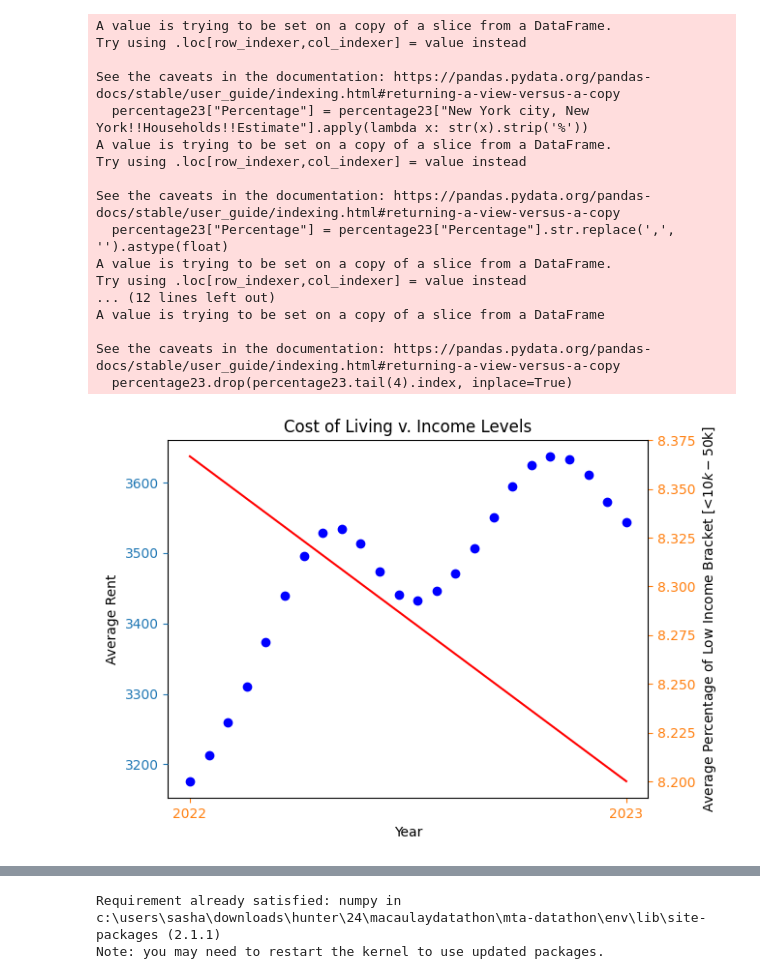
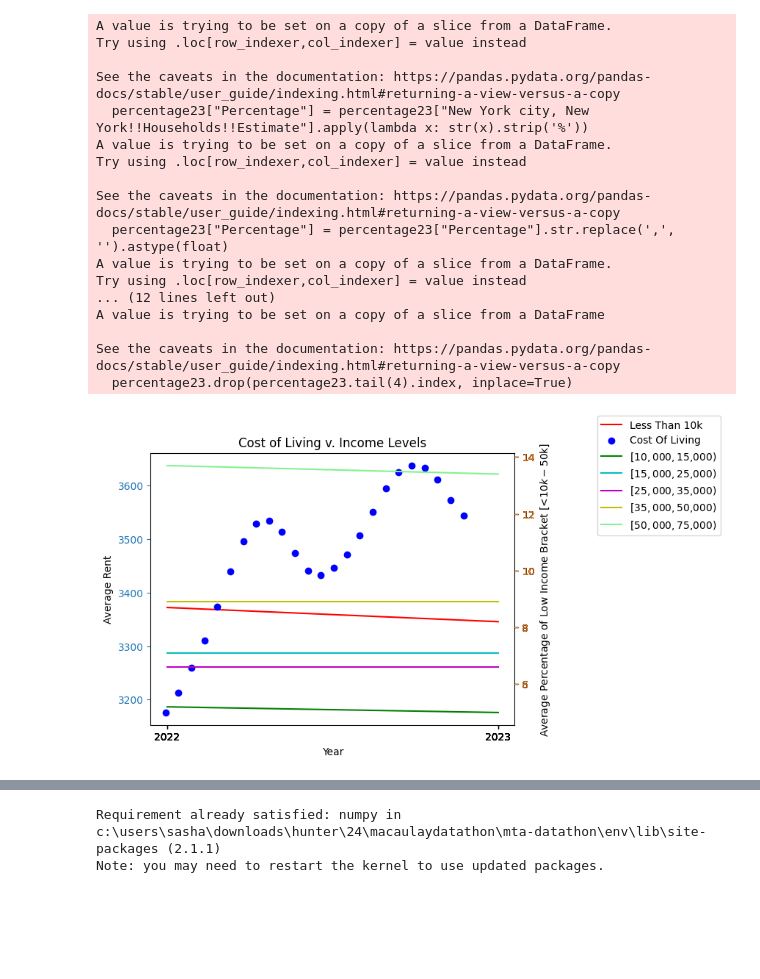
Before and after one commit to samins05/MTA-Datathon, a Jupyter notebook: test.ipynb, the cells around one changed output, grey strips where cells are left out. Cells and saved outputs as stored; diff of their text form; code cells hidden in the pictures; blank space fills up the shorter version.

Commit message:
finished graphs

```diff
--- a/test.ipynb
+++ b/test.ipynb
@@ -129,64 +129,95 @@ percentage23["Percentage"] = percentage23["Percentage"].str.replace(',', '').ast
 percentage22["Percentage"] = percentage22["New York city, New York!!Households!!Estimate"].apply(lambda x: str(x).strip('%'))
 percentage22["Percentage"] = percentage22["Percentage"].str.replace(',', '').astype(float)
 
-percentage_y_vals = []
+percentage22.drop(percentage22.tail(4).index, inplace=True)
+percentage23.drop(percentage23.tail(4).index, inplace=True)
 
-percentage22.drop(percentage22.tail(4).index, inplace=True)
-percentage_y_vals.append(percentage22["Percentage"].mean())
+percentage_less_y = [percentage22.iloc[0, percentage22.columns.get_loc('Percentage')], percentage23.iloc[0, percentage23.columns.get_loc('Percentage')]]
+percentage_10k_y = [percentage22.iloc[1, percentage22.columns.get_loc('Percentage')], percentage23.iloc[1, percentage23.columns.get_loc('Percentage')]]
+percentage_15k_y = [percentage22.iloc[2, percentage22.columns.get_loc('Percentage')], percentage23.iloc[2, percentage23.columns.get_loc('Percentage')]]
+percentage_25k_y = [percentage22.iloc[3, percentage22.columns.get_loc('Percentage')], percentage23.iloc[3, percentage23.columns.get_loc('Percentage')]]
+percentage_35k_y = [percentage22.iloc[4, percentage22.columns.get_loc('Percentage')], percentage23.iloc[4, percentage23.columns.get_loc('Percentage')]]
+percentage_50k_y = [percentage22.iloc[5, percentage22.columns.get_loc('Percentage')], percentage23.iloc[5, percentage23.columns.get_loc('Percentage')]]
 
-percentage23.drop(percentage23.tail(4).index, inplace=True)
-percentage_y_vals.append(percentage23["Percentage"].mean())
+
+# percentage_y_vals.append(percentage22["Percentage"].mean())
+
+# percentage_y_vals.append(percentage23["Percentage"].mean())
 
 #fig, first = plt.subplots()
 fig = plt.figure()
 # fig.subplots_adjust(right=0.75)
 
-first = fig.add_subplot(111, label='1')
-second = fig.add_subplot(111, label='2', frame_on=False)
+second = fig.add_subplot(111, label='1')
+less_than_10k = fig.add_subplot(111, label='2', frame_on=False)
+equal_to_10k = fig.add_subplot(111, label='3', sharex=less_than_10k, sharey=less_than_10k, frame_on=False)
+equal_to_15k = fig.add_subplot(111, label='4', sharex=less_than_10k, sharey=less_than_10k, frame_on=False)
+equal_to_25k = fig.add_subplot(111, label='5', sharex=less_than_10k, sharey=less_than_10k, frame_on=False)
+equal_to_35k = fig.add_subplot(111, label='6', sharex=less_than_10k, sharey=less_than_10k, frame_on=False)
+equal_to_50k = fig.add_subplot(111, label='7', sharex=less_than_10k, sharey=less_than_10k, frame_on=False)
 
-p2, = first.plot([2022,2023], percentage_y_vals, c="r", label='Income Levels')
+
+p2, = less_than_10k.plot([2022,2023], [float(i) for i in percentage_less_y], c="r", label='Less Than 10k')
+p3, = equal_to_10k.plot([2022,2023], [float(i) for i in percentage_10k_y], c="g", label='[$10,000, $15,000)')
+p4, = equal_to_15k.plot([2022,2023], [float(i) for i in percentage_15k_y], c="c", label='[$15,000, $25,000)')
+p5, = equal_to_25k.plot([2022,2023], [float(i) for i in percentage_25k_y], c="m", label='[$25,000, $35,000)')
+p6, = equal_to_35k.plot([2022,2023], [float(i) for i in percentage_35k_y], c="y", label='[$35,000, $50,000)')
+p7, = equal_to_50k.plot([2022,2023], [float(i) for i in percentage_50k_y], c="#83f28f", label='[$50,000, $75,000)')
 p1 = second.scatter(x=x_vals, y=y_vals, c="b", label='Cost Of Living')
 
 second.set(xlabel="Year", ylabel="Average Rent")
 second.xaxis.set_label_position('top')
 second.axes.get_xaxis().set_visible(False)
 second.tick_params(axis='x', colors='C0')
 second.tick_params(axis='y', colors='C0')
 
-first.set(xlabel="Year", ylabel="Average Percentage of Low Income Bracket [<$10k - $50k]")
-first.xaxis.set_label_position('bottom')
-first.yaxis.set_label_position('right')
-first.xaxis.tick_bottom()
-first.yaxis.tick_right()
-first.set_xticks([2022, 2023])
-first.tick_params(axis='x', colors='C1')
-first.tick_params(axis='y', colors='C1')
+less_than_10k.set(xlabel="Year", ylabel="Average Percentage of Low Income Bracket [<$10k - $50k]")
+less_than_10k.xaxis.set_label_position('bottom')
+less_than_10k.yaxis.set_label_position('right')
 
+less_than_10k.xaxis.tick_bottom()
+less_than_10k.yaxis.tick_right()
+equal_to_10k.xaxis.tick_bottom()
+equal_to_10k.yaxis.tick_right()
+equal_to_15k.xaxis.tick_bottom()
+equal_to_15k.yaxis.tick_right()
+equal_to_25k.xaxis.tick_bottom()
+equal_to_25k.yaxis.tick_right()
+equal_to_35k.xaxis.tick_bottom()
+equal_to_35k.yaxis.tick_right()
+equal_to_50k.xaxis.tick_bottom()
+equal_to_50k.yaxis.tick_right()
 
-#first.legend(handles=[p1, p2])
+less_than_10k.set_xticks([2022, 2023])
+equal_to_50k.tick_params(axis='y', colors='C1')
+
+pos = second.get_position()
+second.set_position([pos.x0, pos.y0, pos.width * 0.9, pos.height])
+fig.legend(loc='upper right', bbox_to_anchor=(1.35, 1))
+#fig.legend(handles=[p1, p2, p3, p4, p5, p6, p7])
 
 plt.title('Cost of Living v. Income Levels')
 
 plt.show()
 # %% [output]
 A value is trying to be set on a copy of a slice from a DataFrame.
 Try using .loc[row_indexer,col_indexer] = value instead
 
 See the caveats in the documentation: https://pandas.pydata.org/pandas-docs/stable/user_guide/indexing.html#returning-a-view-versus-a-copy
   percentage23["Percentage"] = percentage23["New York city, New York!!Households!!Estimate"].apply(lambda x: str(x).strip('%'))
 A value is trying to be set on a copy of a slice from a DataFrame.
 Try using .loc[row_indexer,col_indexer] = value instead
 
 See the caveats in the documentation: https://pandas.pydata.org/pandas-docs/stable/user_guide/indexing.html#returning-a-view-versus-a-copy
   percentage23["Percentage"] = percentage23["Percentage"].str.replace(',', '').astype(float)
 A value is trying to be set on a copy of a slice from a DataFrame.
 Try using .loc[row_indexer,col_indexer] = value instead
 ... (12 lines left out)
 A value is trying to be set on a copy of a slice from a DataFrame
 
 See the caveats in the documentation: https://pandas.pydata.org/pandas-docs/stable/user_guide/indexing.html#returning-a-view-versus-a-copy
   percentage23.drop(percentage23.tail(4).index, inplace=True)
-[figure, old version]
+[figure, new version]
 # %%
 results_df.infer_objects()
 # %% [output]
```
Also changed, not shown: parts of 1 cell of this notebook.
